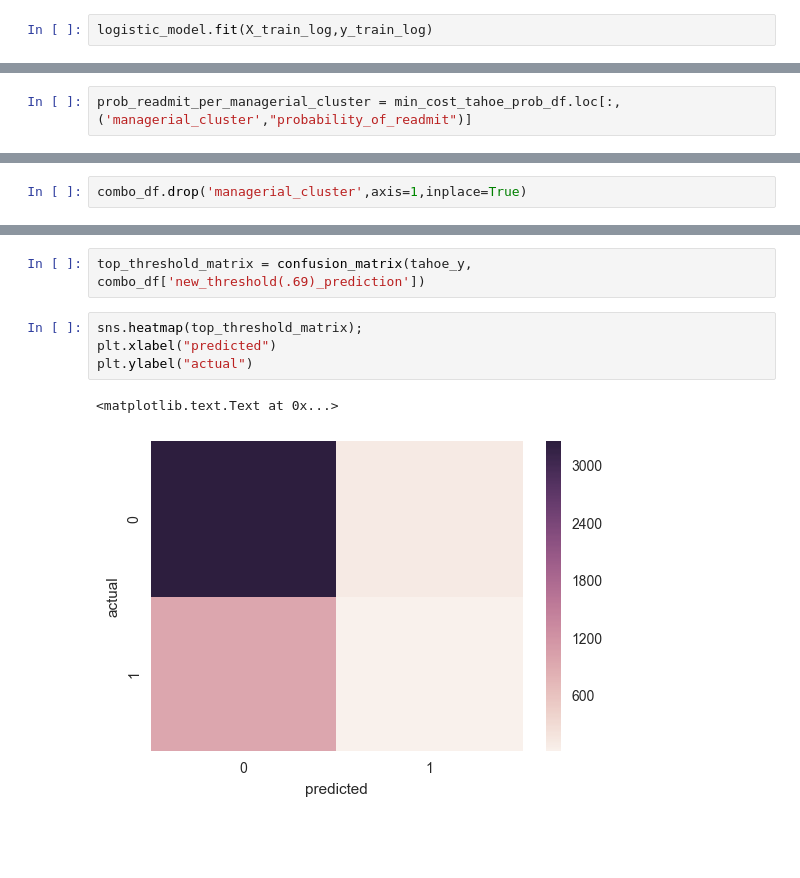
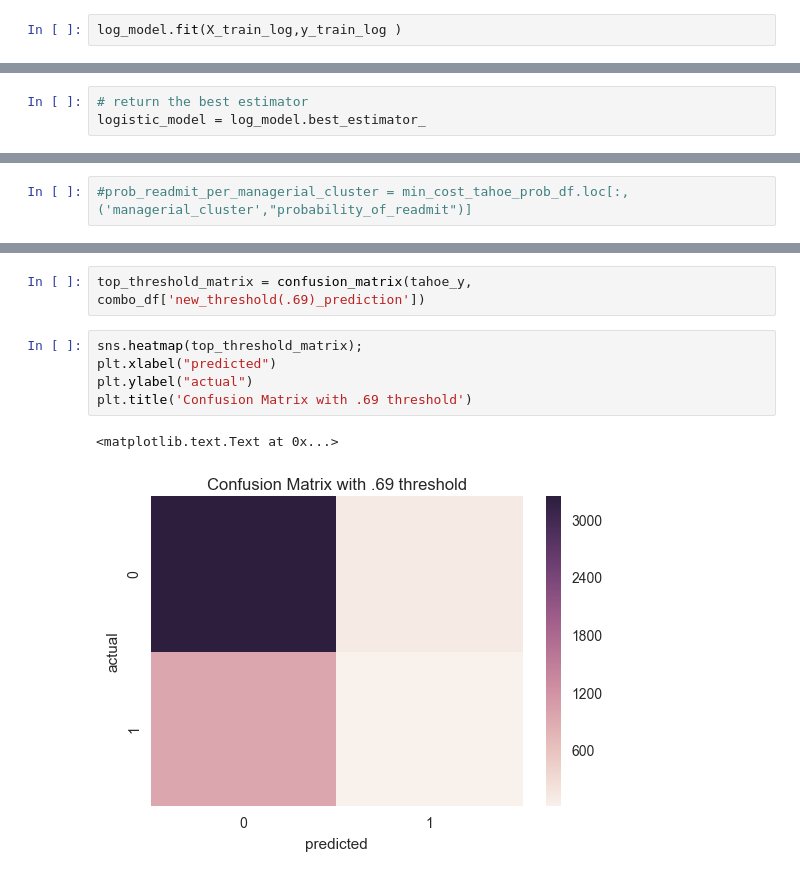
Before and after one commit to jonhilgart22/Galvanize-Data-Leadership, a Jupyter notebook: final-project/Final-Tahoe-Healthcare-Jonathan-Hilgart.ipynb, the cells around one changed output, grey strips where cells are left out. Saved outputs shown, nothing was run; the diff lists cells and outputs as text; blank space fills up the shorter version.

```diff
--- a/final-project/Final-Tahoe-Healthcare-Jonathan-Hilgart.ipynb
+++ b/final-project/Final-Tahoe-Healthcare-Jonathan-Hilgart.ipynb
@@ -528,3 +543,3 @@ X_train_log, X_test_log, y_train_log, y_test_log = train_test_split(tahoe_X,taho
 # %%
-logistic_model.fit(X_train_log,y_train_log)
+log_model.fit(X_train_log,y_train_log )
 # %% [output]
@@ -535,3 +562,6 @@ LogisticRegression(C=1.0, class_weight=None, dual=False, fit_intercept=True,
+# %%
+# return the best estimator
+logistic_model = log_model.best_estimator_
 # %%
 best_logistic_rmse =euclidean(y_test_log,logistic_model.predict(X_test_log))/sqrt(len(y_test_log))
 print('Best logistic RMSE :{}'.format(best_logistic_rmse))
@@ -714,2 +766,2 @@ logsitic_predictions_df['prob_noreadmit']=prob_noreadmit
 # %%
-prob_readmit_per_managerial_cluster = min_cost_tahoe_prob_df.loc[:,('managerial_cluster',"probability_of_readmit")]
+#prob_readmit_per_managerial_cluster = min_cost_tahoe_prob_df.loc[:,('managerial_cluster',"probability_of_readmit")]
@@ -728,5 +773,3 @@ prob_readmit_per_managerial_cluster .head()
 combo_df = tahoe_mang_cluster_df.join(prob_readmit_per_managerial_cluster,on='managerial_cluster',lsuffix='m_clust')
 # %%
 combo_df.drop('managerial_clusterm_clust',axis=1,inplace=True)
-# %%
-combo_df.drop('managerial_cluster',axis=1,inplace=True)
@@ -874,8 +915,9 @@ top_threshold_matrix = confusion_matrix(tahoe_y, combo_df['new_threshold(.69)_pr
 # %%
 sns.heatmap(top_threshold_matrix);
 plt.xlabel("predicted")
 plt.ylabel("actual")
+plt.title('Confusion Matrix with .69 threshold')
 # %% [output]
 <matplotlib.text.Text at 0x...>
-[figure, old version]
+[figure, new version]
 # %%
```
Also changed, not shown: parts of 105 cells of this notebook.
